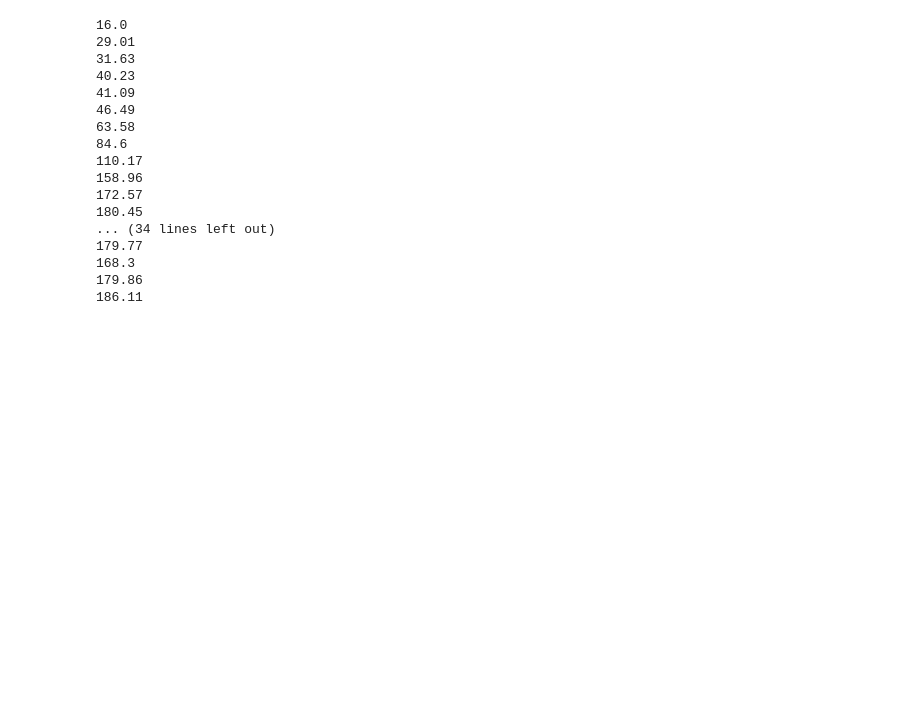
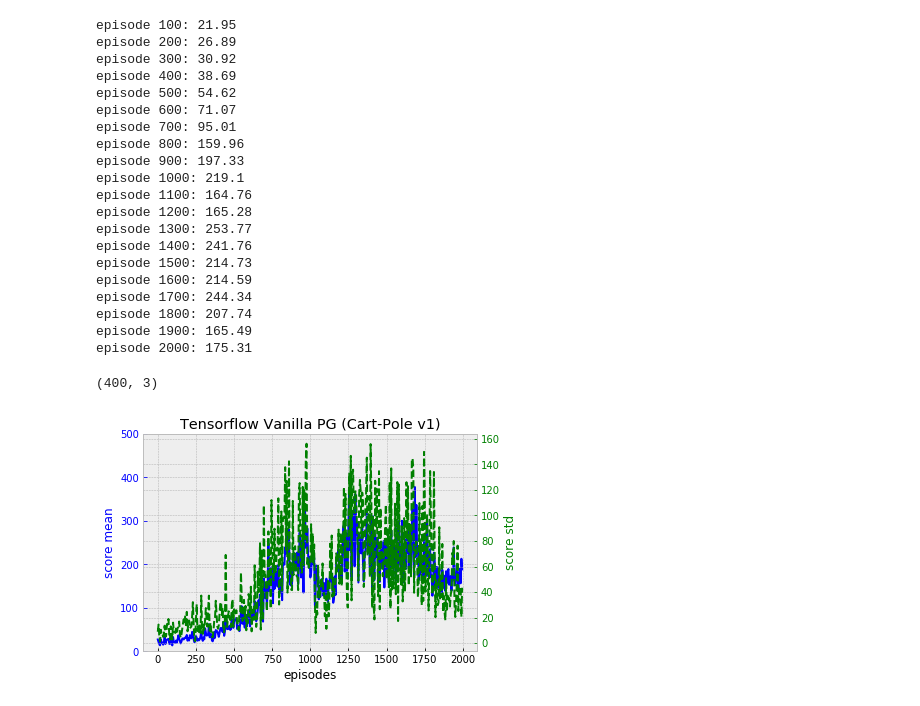
Before and after one commit to yangw1234/analytics-zoo, a Jupyter notebook: apps/policyGradient/notebook/VanillaPG-tensorflow.ipynb, the cells around one changed output. Saved outputs shown, nothing was run; the diff lists cells and outputs as text; code cells hidden in the pictures; blank space fills up the shorter version.

```diff
--- a/apps/policyGradient/notebook/VanillaPG-tensorflow.ipynb
+++ b/apps/policyGradient/notebook/VanillaPG-tensorflow.ipynb
@@ -11,4 +11,4 @@ try:
 except:
     xrange = range
 # %%
-env = gym.make('CartPole-v0')
+env = gym.make('CartPole-v1')
@@ -59,16 +57,18 @@ tf.reset_default_graph() #Clear the Tensorflow graph.
 
 myAgent = agent(lr=1e-2,s_size=4,a_size=2,h_size=8) #Load the agent.
 
-total_episodes = 5000 #Set total number of episodes to train agent on.
+total_episodes = 2000 #Set total number of episodes to train agent on.
 max_ep = 999
 update_frequency = 5
 
 init = tf.global_variables_initializer()
 
+records = []
+
 # Launch the tensorflow graph
 with tf.Session() as sess:
     sess.run(init)
-    i = 0
+    i = 1
     total_reward = []
     total_lenght = []
 
@@ -76,7 +76,7 @@ with tf.Session() as sess:
     for ix,grad in enumerate(gradBuffer):
         gradBuffer[ix] = grad * 0
 
-    while i < total_episodes:
+    while i < total_episodes+1:
         s = env.reset()
         running_reward = 0
         ep_history = []
@@ -93,6 +93,7 @@ with tf.Session() as sess:
             if d == True:
                 #Update the network.
                 ep_history = np.array(ep_history)
+                #print ep_history.shape
                 ep_history[:,2] = discount_rewards(ep_history[:,2])
                 feed_dict={myAgent.reward_holder:ep_history[:,2],
                         myAgent.action_holder:ep_history[:,1],myAgent.state_in:np.vstack(ep_history[:,0])}
@@ -113,23 +114,56 @@ with tf.Session() as sess:
 
             #Update our running tally of scores.
         if i % 100 == 0:
-            print(np.mean(total_reward[-100:]))
+            print "episode %d:"%i,(np.mean(total_reward[-100:]))
+        if i % update_frequency == 0:
+            records.append([i,np.mean(total_reward[-5:]),np.std(total_reward[-5:])])
         i += 1
 # %% [output]
-16.0
-29.01
-31.63
-40.23
-41.09
-46.49
-63.58
-84.6
-110.17
-158.96
-172.57
-180.45
-... (34 lines left out)
-179.77
-168.3
-179.86
-186.11
+episode 100: 21.95
+episode 200: 26.89
+episode 300: 30.92
+episode 400: 38.69
+episode 500: 54.62
+episode 600: 71.07
+episode 700: 95.01
+episode 800: 159.96
+episode 900: 197.33
+episode 1000: 219.1
+episode 1100: 164.76
+episode 1200: 165.28
+episode 1300: 253.77
+episode 1400: 241.76
+episode 1500: 214.73
+episode 1600: 214.59
+episode 1700: 244.34
+episode 1800: 207.74
+episode 1900: 165.49
+episode 2000: 175.31
+# %%
+%matplotlib inline
+import seaborn
+plt.style.use('bmh')
+arr = np.asarray(records)
+print arr.shape
+fig, ax1 = plt.subplots()
+ind=np.arange(0,arr.shape[0]*5,5)
+#t = np.arange(0.01, 10.0, 0.01)
+#s1 = np.exp(t)
+ax1.plot(ind,arr[:,1], 'b-')
+ax1.set_xlabel('episodes')
+#ax1.set_xticks(ind[::20])
+# Make the y-axis label, ticks and tick labels match the line color.
+ax1.set_ylabel('score mean', color='b')
+ax1.set_ylim(0,500)
+ax1.tick_params('y', colors='b')
+
+ax2 = ax1.twinx()
+ax2.plot(ind,arr[:,2], 'g--')
+ax2.set_ylabel('score std', color='g')
+ax2.tick_params('y', colors='g')
+plt.grid(True)
+#fig.tight_layout()
+plt.title('Tensorflow Vanilla PG (Cart-Pole v1)');
+# %% [output]
+(400, 3)
+[figure, added]
```
Also changed, not shown: parts of 1 cell of this notebook, 4 other files.
